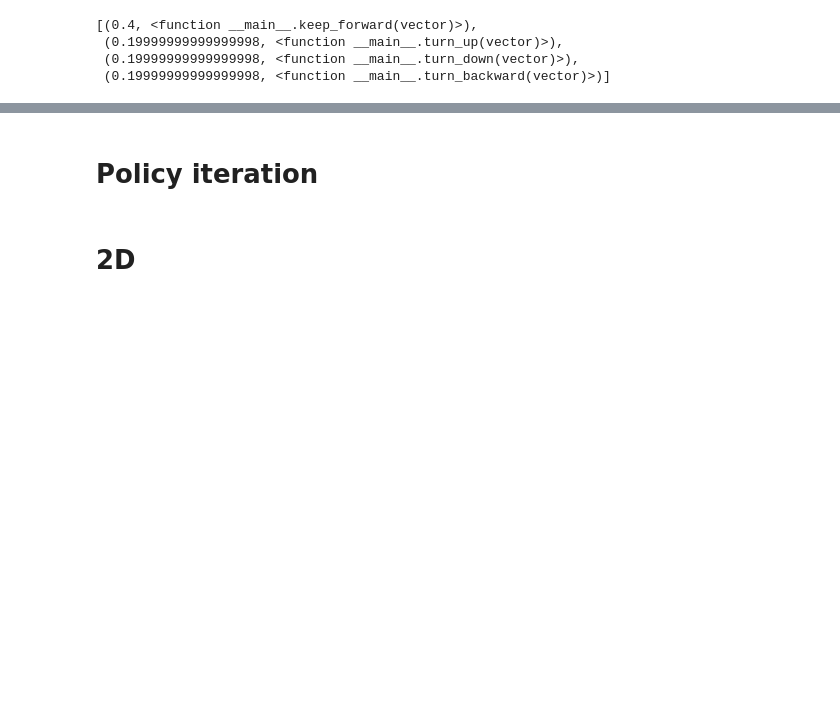
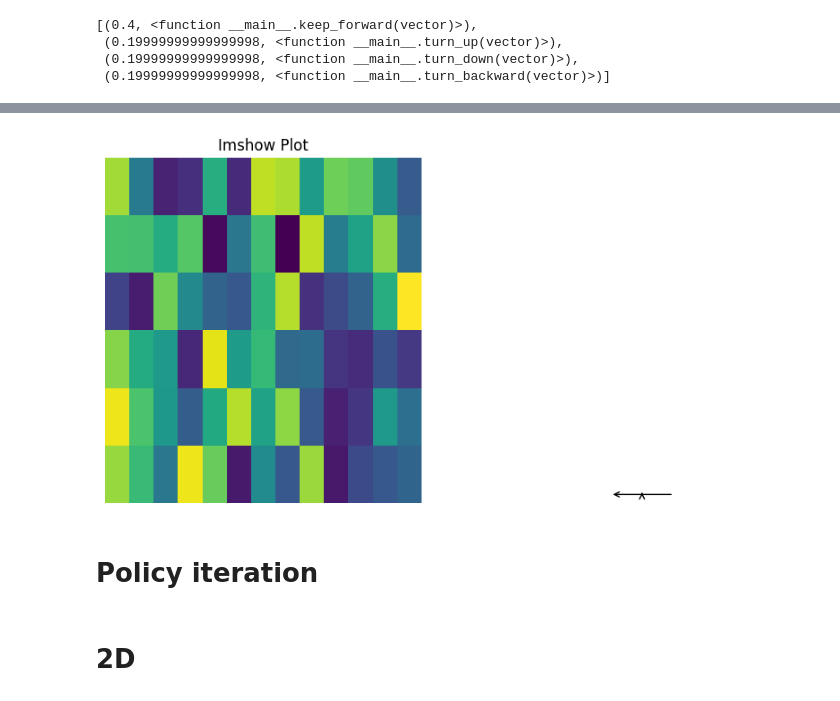
Before and after one commit to nickobard/ZUM-Artificial-Intelligence-Foundations-Practicals, a Jupyter notebook: semestral_work/semestral_work.ipynb, the cells around one changed output, grey strips where cells are left out. Saved outputs shown, nothing was run; the diff lists cells and outputs as text; code cells hidden in the pictures; blank space fills up the shorter version.

```diff
--- a/semestral_work/semestral_work.ipynb
+++ b/semestral_work/semestral_work.ipynb
@@ -564,3 +553,41 @@ value_iteration_instru(grid_mdp)
+# %%
+import matplotlib.pyplot as plt
+import matplotlib.patches as patches
+import numpy as np
+
+# Create some example data for the imshow plot
+data = np.random.rand(6, 13)
+
+# Create a figure with two subplots
+fig, (ax1, ax2) = plt.subplots(ncols=2, figsize=(10, 5))
+
+# Plot the imshow data on the first axis
+cax = ax1.imshow(data, aspect='auto')
+ax1.set_title('Imshow Plot')
+ax1.axis('off')
+# Get the position and size of the imshow plot
+bbox = cax.get_window_extent().transformed(fig.dpi_scale_trans.inverted())
+height = bbox.height
+
+# Adjust the height of the second axis to match the first
+box = ax2.get_position()
+ax2.set_position([box.x0, box.y0, box.width, height / fig.dpi])
+
+# Add a white rectangle to the second subplot using axes coordinates
+rectangle = patches.Rectangle((0, 0), 1, 1, edgecolor='none', facecolor='white', transform=ax2.transData)
+ax2.add_patch(rectangle)
+
+# Add arrows to the second subplot
+ax2.annotate('', xy=(0.5, 0.6), xytext=(0.5, 0.4), arrowprops=dict(facecolor='black', arrowstyle='->'), transform=ax2.transAxes)
+ax2.annotate('', xy=(0.4, 0.5), xytext=(0.6, 0.5), arrowprops=dict(facecolor='black', arrowstyle='->'), transform=ax2.transAxes)
+
+# Hide axes in the second plot for better visibility
+ax2.axis('off')
+fig.patch.set_facecolor('none')
+# Display the plot
+plt.show()
+# %% [output]
+[figure, added]
 # %% [markdown]
 # Policy iteration
 # %% [markdown]
```
Also changed, not shown: parts of 17 cells of this notebook.
